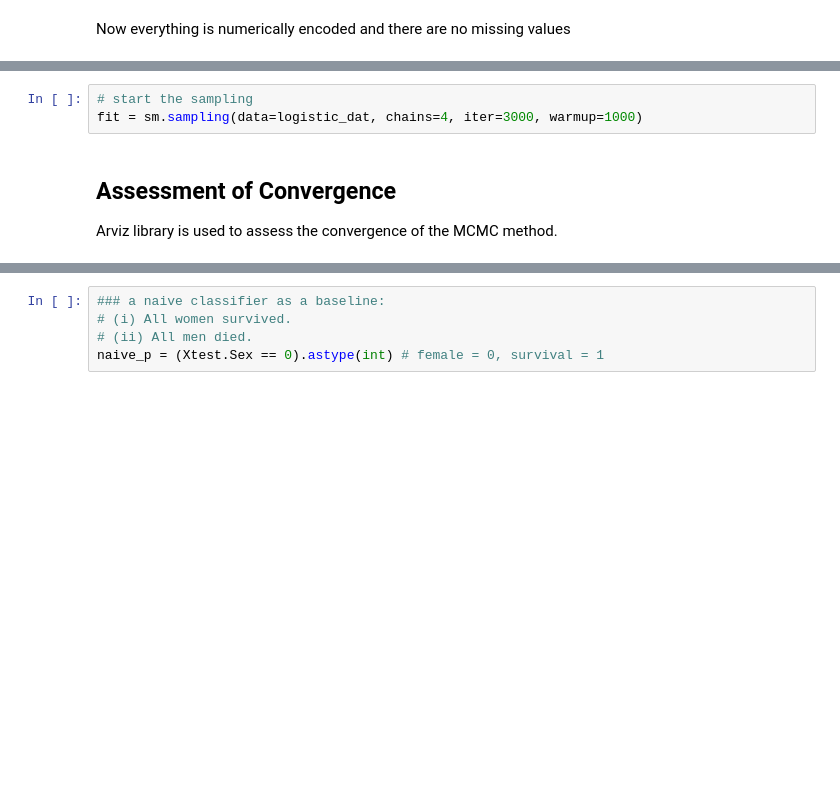
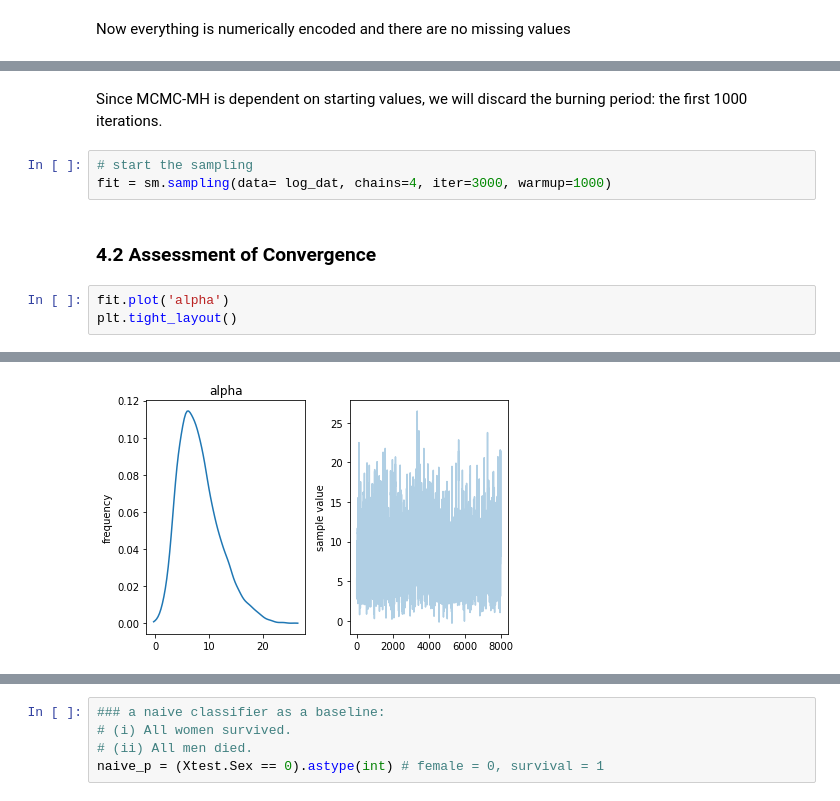
Before and after one commit to jeremy-dai/Titanic, a Jupyter notebook: Titanic_Logistic.ipynb, the cells around one changed output, grey strips where cells are left out. Cells and saved outputs as stored; diff of their text form; blank space fills up the shorter version.

```diff
--- a/Titanic_Logistic.ipynb
+++ b/Titanic_Logistic.ipynb
@@ -266,6 +309,11 @@ INFO:pystan:COMPILING THE C++ CODE FOR MODEL LR_de8a79052486f4f0d9f374377c2b9113
+# %% [markdown]
+Since MCMC-MH is dependent on starting values, we will discard the burning period: the first 1000 iterations.
 # %%
 # start the sampling
-fit = sm.sampling(data=logistic_dat, chains=4, iter=3000, warmup=1000)
+fit = sm.sampling(data= log_dat, chains=4, iter=3000, warmup=1000)
-# %% [markdown]
-## Assessment of Convergence
-Arviz library is used to assess the convergence of the MCMC method.
+# %% [markdown]
+### 4.2 Assessment of Convergence
+# %%
+fit.plot('alpha')
+plt.tight_layout()
+# %% [output]
@@ -271,0 +321 @@ Arviz library is used to assess the convergence of the MCMC method.
+[figure, added]
```
Also changed, not shown: parts of 33 cells of this notebook.
